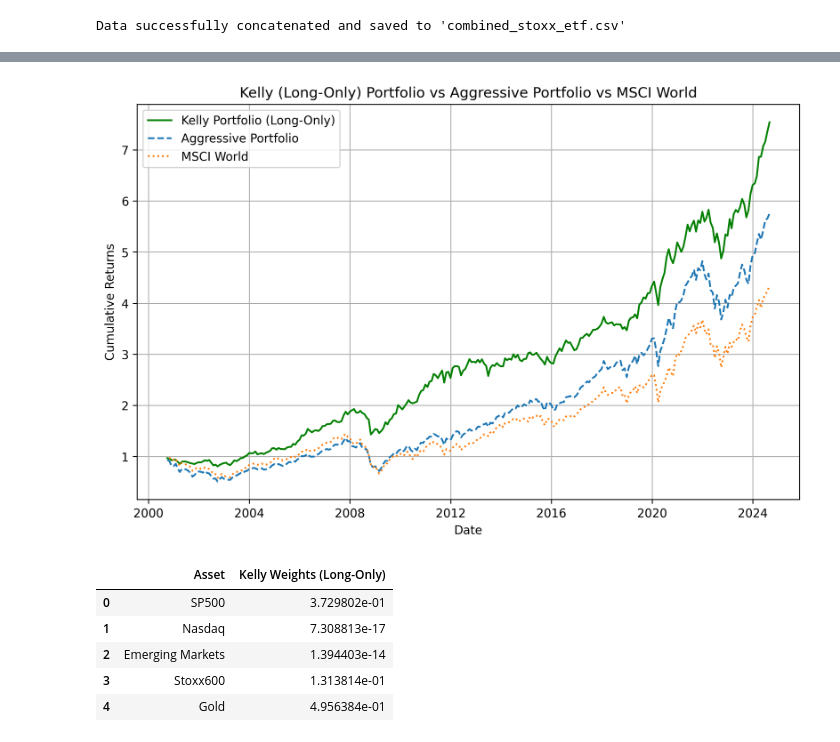
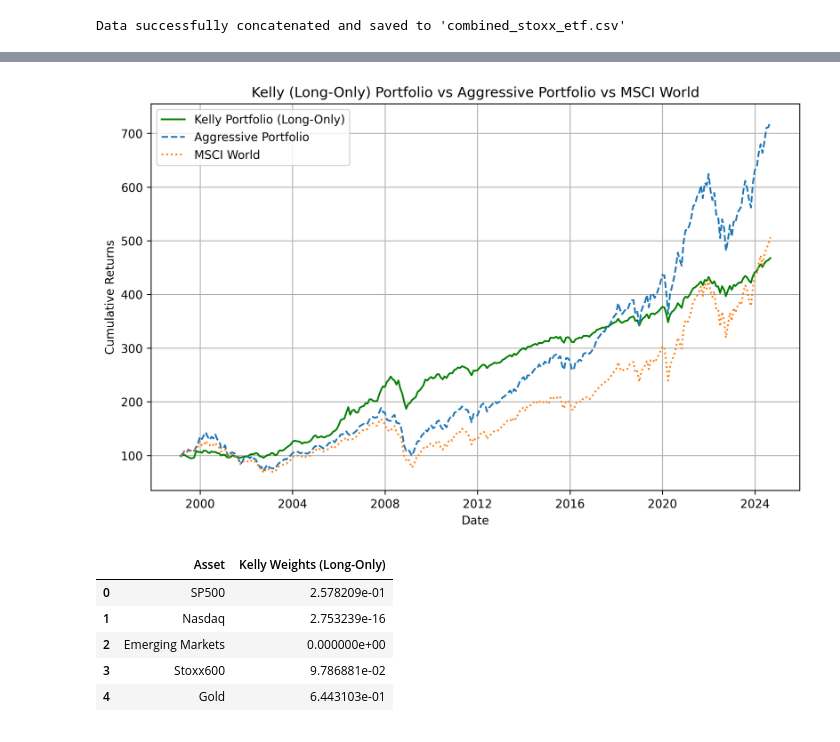
Before and after one commit to louissellier/finary_one, a Jupyter notebook: aggressive_backtest.ipynb, the cells around one changed output, grey strips where cells are left out. Saved outputs shown, nothing was run; the diff lists cells and outputs as text; code cells hidden in the pictures.

Commit message:
Final Version Aggressive

```diff
--- a/aggressive_backtest.ipynb
+++ b/aggressive_backtest.ipynb
@@ -152,8 +147,11 @@ gold_spot = yf.download('GC=F', start='1990-01-01', end='2024-09-18')
+# %%
+# Spot Price Gold Price (GLD)
+gold_spot = pd.read_csv('data/gold_prices.csv', index_col='Date', parse_dates=True)
 # %%
 msci_world_data = pd.read_csv('data/msci_world_net_return.csv', index_col='Date', parse_dates=True)
 
 # Step 1: Resample the data to monthly frequency
-msci_world_monthly = msci_world_data['Value'].resample('M').last()
+msci_world_monthly = msci_world_data['MSCI World Net Return'].resample('M').last()
 
 # Step 2: Compute the monthly percentage returns
 msci_world_returns = msci_world_monthly.pct_change().dropna()
@@ -177,7 +175,7 @@ sp_monthly = sp_data['Adj Close'].resample('M').last()
 nasdaq_monthly = nasdaq.resample('M').last()
 em_monthly = em_data.resample('M').last()
 stoxx600_monthly = stoxx600.resample('M').last()
-gold_monthly = gold_spot['Adj Close'].resample('M').last()
+gold_monthly = gold_spot['Gold Price'].resample('M').last()
 
 # Step 2: Compute monthly percentage returns and assign a name to each Series
 sp_returns = sp_monthly.pct_change().dropna()
@@ -268,5 +314,8 @@ up year %        75.00%
 # %%
 from scipy.optimize import minimize
+
+expected_returns = returns_df.mean()  # Use the mean returns of individual assets
+cov_matrix = returns_df.cov()  # Covariance matrix of the asset returns
 
 # Step 1: Define the objective function (negative Kelly's criterion to minimize)
 def kelly_criterion(weights, expected_returns, cov_matrix):
@@ -292,43 +341,43 @@ kelly_weights_long_only = result.x
 
 # Step 6: Compute the Kelly portfolio returns using the optimized weights
 kelly_portfolio_returns_long_only = returns_df.dot(kelly_weights_long_only)
 
 # Step 7: Compute cumulative returns for the long-only Kelly portfolio
-kelly_cumulative_returns_long_only = (1 + kelly_portfolio_returns_long_only).cumprod()
+kelly_cumulative_returns_long_only = (1 + kelly_portfolio_returns_long_only).cumprod() * 100
 
 # Step 8: Plot the performance of the long-only Kelly portfolio and compare it with the aggressive portfolio and MSCI World
 plt.figure(figsize=(10, 6), dpi=300)
 
 # Plot long-only Kelly portfolio cumulative returns
 plt.plot(kelly_cumulative_returns_long_only, label='Kelly Portfolio (Long-Only)', color='green')
 
 # Plot aggressive portfolio cumulative returns
-plt.plot(cumulative_returns, label='Aggressive Portfolio', linestyle='--')
+plt.plot(cumulative_returns_indexed, label='Aggressive Portfolio', linestyle='--')
 
 # Plot MSCI World cumulative returns
-plt.plot(msci_world_cumulative_returns, label='MSCI World', linestyle=':')
+plt.plot(msci_world_cumulative_returns_indexed, label='MSCI World', linestyle=':')
 
 plt.title('Kelly (Long-Only) Portfolio vs Aggressive Portfolio vs MSCI World')
 plt.xlabel('Date')
 plt.ylabel('Cumulative Returns')
 plt.legend()
 plt.grid(True)
 plt.show()
 
 # Display the optimized Kelly weights for each asset
 kelly_weights_long_only_df = pd.DataFrame({
     'Asset': returns_df.columns,
     'Kelly Weights (Long-Only)': kelly_weights_long_only
 })
 kelly_weights_long_only_df
 # %% [output]
-[figure, old version]
+[figure, new version]
 |  | Asset | Kelly Weights (Long-Only) |
-| 0 | SP500 | 3.729802e-01 |
-| 1 | Nasdaq | 7.308813e-17 |
-| 2 | Emerging Markets | 1.394403e-14 |
-| 3 | Stoxx600 | 1.313814e-01 |
-| 4 | Gold | 4.956384e-01 |
+| 0 | SP500 | 2.578209e-01 |
+| 1 | Nasdaq | 2.753239e-16 |
+| 2 | Emerging Markets | 0.000000e+00 |
+| 3 | Stoxx600 | 9.786881e-02 |
+| 4 | Gold | 6.443103e-01 |
 # %%
 from sklearn.decomposition import PCA
 from sklearn.preprocessing import StandardScaler
```
Also changed, not shown: parts of 13 cells of this notebook, 4 other files.
